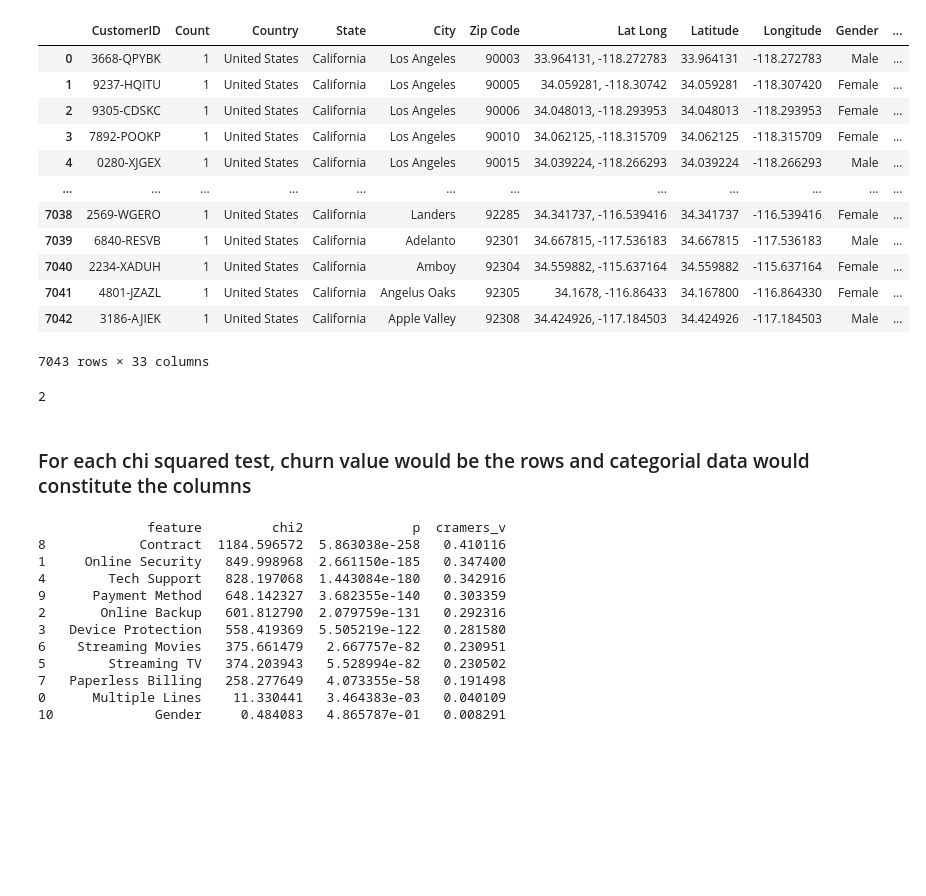
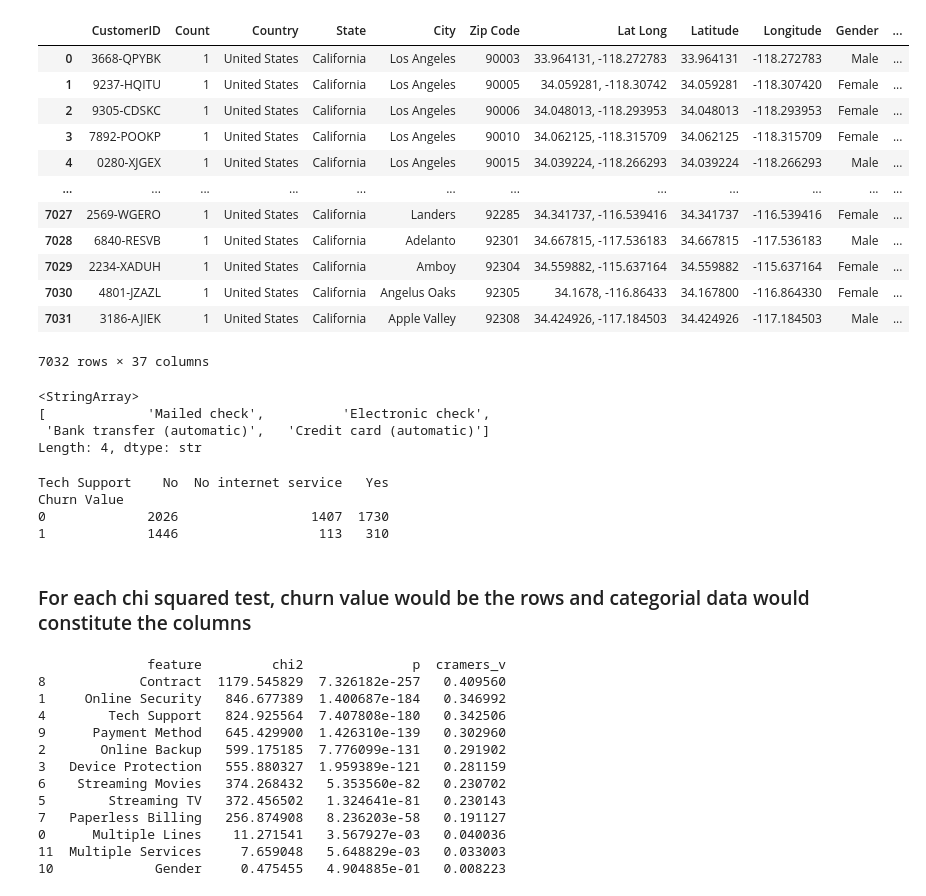
Before and after one commit to Reyal335/Telco-churn-analysis, a Jupyter notebook: notebooks/02_tests.ipynb, the cells around one changed output. Saved outputs shown, nothing was run; the diff lists cells and outputs as text; code cells hidden in the pictures; blank space fills up the shorter version.

```diff
--- a/notebooks/02_tests.ipynb
+++ b/notebooks/02_tests.ipynb
@@ -5,34 +5,41 @@ import numpy as np
 import matplotlib.pyplot as plt
 import seaborn as sns
 # %%
-df2 = pd.read_csv('../data/Telc_customer_churn_cleaned.csv')
-df2
+df = pd.read_csv('../data/Telc_customer_churn_cleaned.csv')
+df
+# %% [output]
+|  | CustomerID | Count | Country | State | City | Zip Code | Lat Long | Latitude | Longitude | Gender | ... |
+| 0 | 3668-QPYBK | 1 | United States | California | Los Angeles | 90003 | 33.964131, -118.272783 | 33.964131 | -118.272783 | Male | ... |
+| 1 | 9237-HQITU | 1 | United States | California | Los Angeles | 90005 | 34.059281, -118.30742 | 34.059281 | -118.307420 | Female | ... |
+| 2 | 9305-CDSKC | 1 | United States | California | Los Angeles | 90006 | 34.048013, -118.293953 | 34.048013 | -118.293953 | Female | ... |
+| 3 | 7892-POOKP | 1 | United States | California | Los Angeles | 90010 | 34.062125, -118.315709 | 34.062125 | -118.315709 | Female | ... |
+| 4 | 0280-XJGEX | 1 | United States | California | Los Angeles | 90015 | 34.039224, -118.266293 | 34.039224 | -118.266293 | Male | ... |
+| ... | ... | ... | ... | ... | ... | ... | ... | ... | ... | ... | ... |
+| 7027 | 2569-WGERO | 1 | United States | California | Landers | 92285 | 34.341737, -116.539416 | 34.341737 | -116.539416 | Female | ... |
+| 7028 | 6840-RESVB | 1 | United States | California | Adelanto | 92301 | 34.667815, -117.536183 | 34.667815 | -117.536183 | Male | ... |
+| 7029 | 2234-XADUH | 1 | United States | California | Amboy | 92304 | 34.559882, -115.637164 | 34.559882 | -115.637164 | Female | ... |
+| 7030 | 4801-JZAZL | 1 | United States | California | Angelus Oaks | 92305 | 34.1678, -116.86433 | 34.167800 | -116.864330 | Female | ... |
+| 7031 | 3186-AJIEK | 1 | United States | California | Apple Valley | 92308 | 34.424926, -117.184503 | 34.424926 | -117.184503 | Male | ... |
+7032 rows × 37 columns
-# %%
-df = pd.read_csv('../data/Telco_customer_churn.csv')
-df
-# %% [output]
-|  | CustomerID | Count | Country | State | City | Zip Code | Lat Long | Latitude | Longitude | Gender | ... |
-| 0 | 3668-QPYBK | 1 | United States | California | Los Angeles | 90003 | 33.964131, -118.272783 | 33.964131 | -118.272783 | Male | ... |
-| 1 | 9237-HQITU | 1 | United States | California | Los Angeles | 90005 | 34.059281, -118.30742 | 34.059281 | -118.307420 | Female | ... |
-| 2 | 9305-CDSKC | 1 | United States | California | Los Angeles | 90006 | 34.048013, -118.293953 | 34.048013 | -118.293953 | Female | ... |
-| 3 | 7892-POOKP | 1 | United States | California | Los Angeles | 90010 | 34.062125, -118.315709 | 34.062125 | -118.315709 | Female | ... |
-| 4 | 0280-XJGEX | 1 | United States | California | Los Angeles | 90015 | 34.039224, -118.266293 | 34.039224 | -118.266293 | Male | ... |
-| ... | ... | ... | ... | ... | ... | ... | ... | ... | ... | ... | ... |
-| 7038 | 2569-WGERO | 1 | United States | California | Landers | 92285 | 34.341737, -116.539416 | 34.341737 | -116.539416 | Female | ... |
-| 7039 | 6840-RESVB | 1 | United States | California | Adelanto | 92301 | 34.667815, -117.536183 | 34.667815 | -117.536183 | Male | ... |
-| 7040 | 2234-XADUH | 1 | United States | California | Amboy | 92304 | 34.559882, -115.637164 | 34.559882 | -115.637164 | Female | ... |
-| 7041 | 4801-JZAZL | 1 | United States | California | Angelus Oaks | 92305 | 34.1678, -116.86433 | 34.167800 | -116.864330 | Female | ... |
-| 7042 | 3186-AJIEK | 1 | United States | California | Apple Valley | 92308 | 34.424926, -117.184503 | 34.424926 | -117.184503 | Male | ... |
-7043 rows × 33 columns
+# %%
+df['Payment Method'].unique()
+# %% [output]
+<StringArray>
+[             'Mailed check',          'Electronic check',
+ 'Bank transfer (automatic)',   'Credit card (automatic)']
+Length: 4, dtype: str
 # %%
 df_stayed = df[df['Churn Value'] == 0]
 df_churned = df[df['Churn Value'] == 1]
 # %%
 table = pd.crosstab(index=df['Churn Value'], columns=df['Tech Support'])
 chi2, p, dof, expected = chi2_contingency(table)
-print(dof)
+print(table)
 # %% [output]
-2
+Tech Support    No  No internet service   Yes
+Churn Value
+0             2026                 1407  1730
+1             1446                  113   310
 # %% [markdown]
 ### For each chi squared test, churn value would be the rows and categorial data would constitute the columns
 # %%
@@ -40,7 +47,7 @@ from statsmodels.stats.multitest import multipletests
 
 service_cols = ['Multiple Lines', 'Online Security', 'Online Backup', 'Device Protection',
                 'Tech Support', 'Streaming TV', 'Streaming Movies', 'Paperless Billing',
-                'Contract', 'Payment Method', 'Gender']
+                'Contract', 'Payment Method', 'Gender', 'Multiple Services']
 
 rows = []
 
@@ -64,17 +71,18 @@ rows, __ = chi2_tests(df, service_cols)
 print(rows.sort_values(by='cramers_v', ascending=False))
 # %% [output]
               feature         chi2              p  cramers_v
-8            Contract  1184.596572  5.863038e-258   0.410116
-1     Online Security   849.998968  2.661150e-185   0.347400
-4        Tech Support   828.197068  1.443084e-180   0.342916
-9      Payment Method   648.142327  3.682355e-140   0.303359
-2       Online Backup   601.812790  2.079759e-131   0.292316
-3   Device Protection   558.419369  5.505219e-122   0.281580
-6    Streaming Movies   375.661479   2.667757e-82   0.230951
-5        Streaming TV   374.203943   5.528994e-82   0.230502
-7   Paperless Billing   258.277649   4.073355e-58   0.191498
-0      Multiple Lines    11.330441   3.464383e-03   0.040109
-10             Gender     0.484083   4.865787e-01   0.008291
+8            Contract  1179.545829  7.326182e-257   0.409560
+1     Online Security   846.677389  1.400687e-184   0.346992
+4        Tech Support   824.925564  7.407808e-180   0.342506
+9      Payment Method   645.429900  1.426310e-139   0.302960
+2       Online Backup   599.175185  7.776099e-131   0.291902
+3   Device Protection   555.880327  1.959389e-121   0.281159
+6    Streaming Movies   374.268432   5.353560e-82   0.230702
+5        Streaming TV   372.456502   1.324641e-81   0.230143
+7   Paperless Billing   256.874908   8.236203e-58   0.191127
+0      Multiple Lines    11.271541   3.567927e-03   0.040036
+11  Multiple Services     7.659048   5.648829e-03   0.033003
+10             Gender     0.475455   4.904885e-01   0.008223
 # %%
 def adjusted_residuals_from_expected(table, expected):
     """Compute adjusted residuals using a pre-computed expected array — no re-test."""
```
Also changed, not shown: parts of 4 cells of this notebook, 1 other file.
